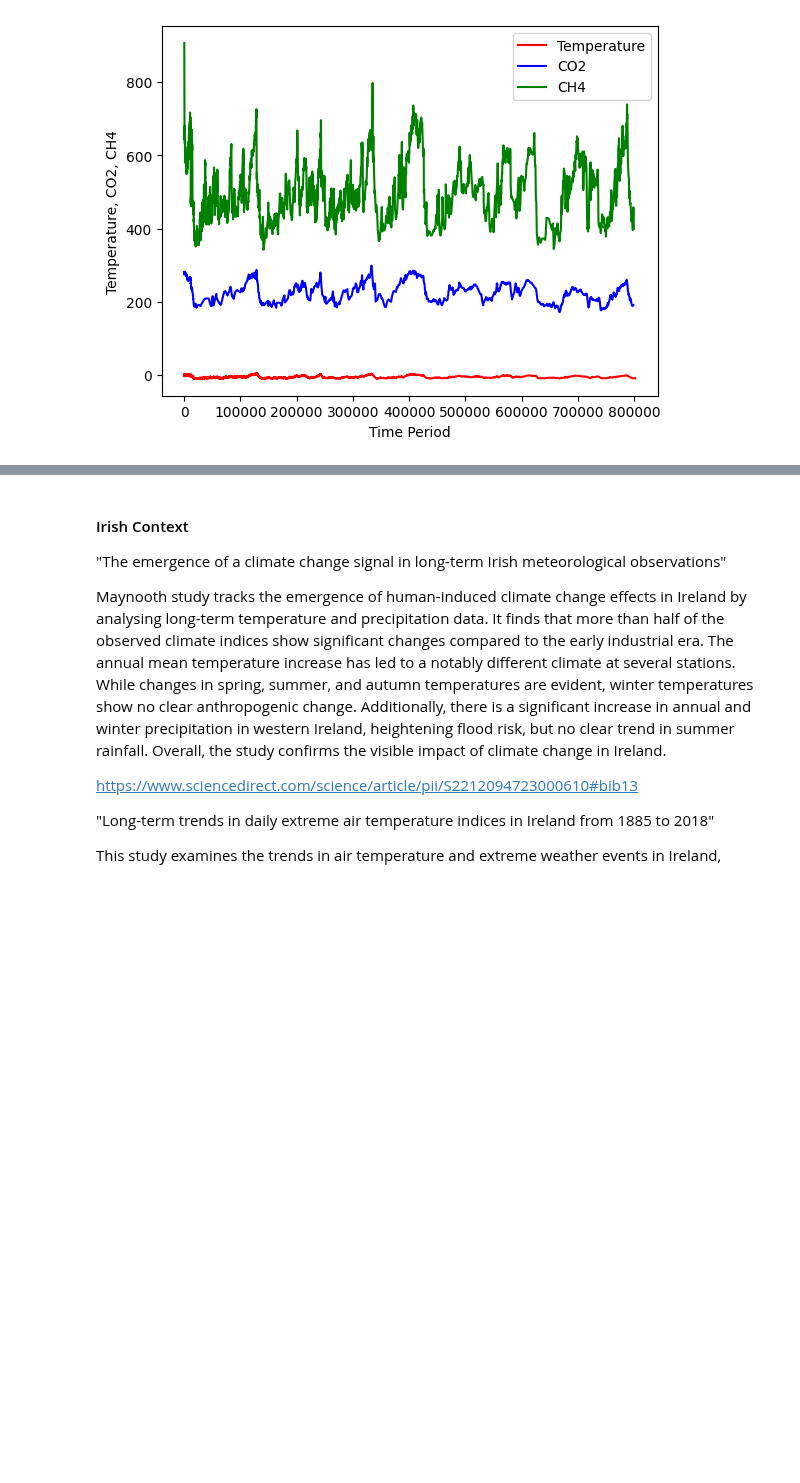
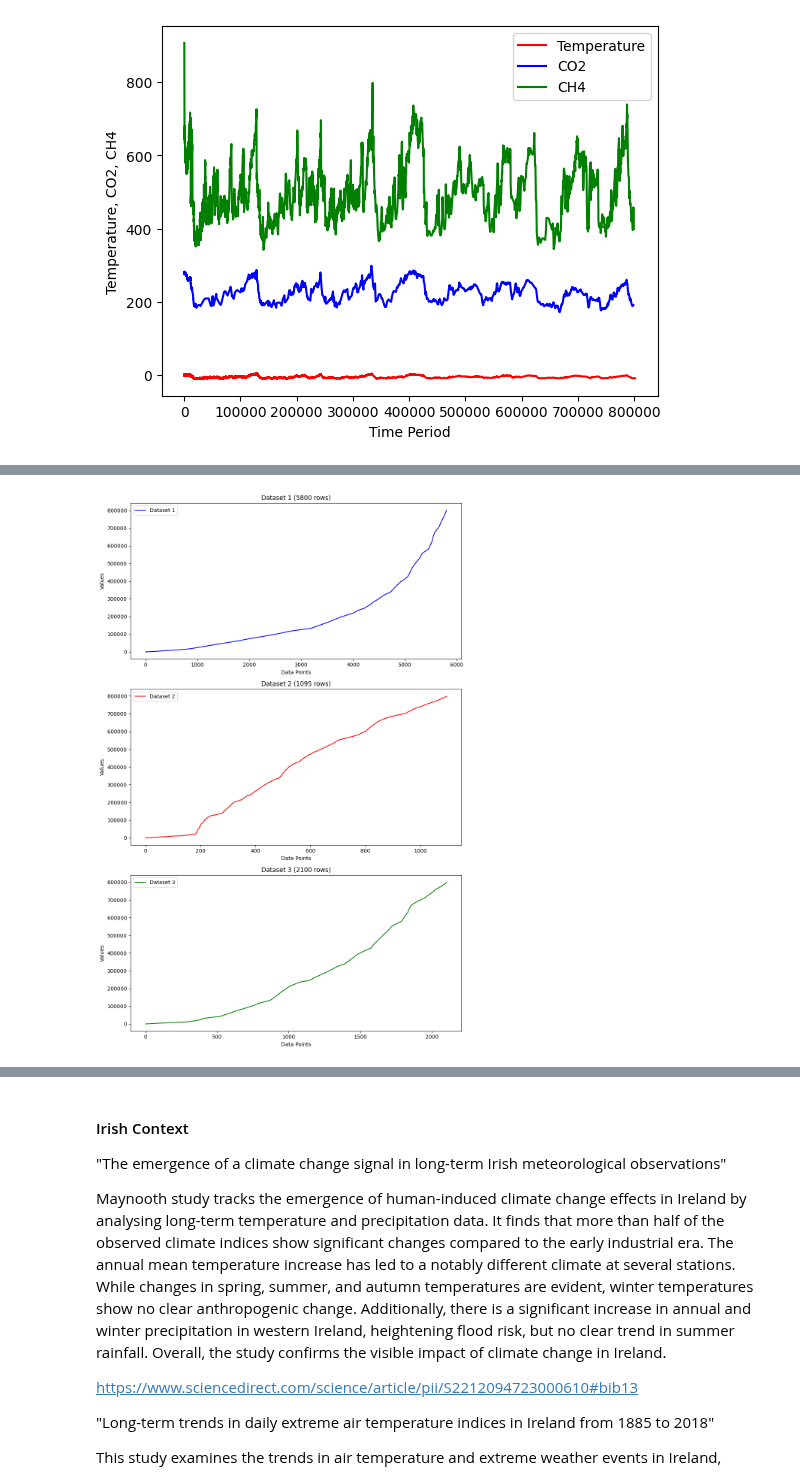
Before and after one commit to Tanjasta/PFDA_Assignment2, a Jupyter notebook: PFDA_Assignment2.ipynb, the cells around one changed output, grey strips where cells are left out. Drawn from its saved outputs; the diff is of its cells as text; code cells hidden in the pictures; blank space fills up the shorter version.

```diff
--- a/PFDA_Assignment2.ipynb
+++ b/PFDA_Assignment2.ipynb
@@ -551,0 +550,49 @@ plt.show()
+# %%
+import matplotlib.pyplot as plt
+import seaborn as sns
+import numpy as np
+import pandas as pd
+
+data1 = pd.read_csv("Fused_Temperature.csv")
+data2 = pd.read_csv("Fused_CO2.csv")
+data3 = pd.read_csv("Fused_CH4.csv")
+
+# Simulating three datasets with different row counts
+#np.random.seed(0)
+#data1 = pd.DataFrame({'Value': np.random.rand(5800), 'Type': 'Temperature'})
+#data2 = pd.DataFrame({'Value': np.random.rand(1096), 'Type': 'CO2'})
+#data3 = pd.DataFrame({'Value': np.random.rand(2102), 'Type': 'CH4'})
+data1.rename(columns={'Age': 'Value'}, inplace=True)
+data2.rename(columns={'EDC3_gas_a (yr)': 'Value'}, inplace=True)
+data3.rename(columns={'gas age (a B1950)': 'Value'}, inplace=True)
+# Resetting the index for each DataFrame to make it a regular column
+df1_reset = data1.reset_index()
+df2_reset = data2.reset_index()
+df3_reset = data3.reset_index()
+
+# Recreating the figure with three subplots
+fig, axes = plt.subplots(3, 1, figsize=(10, 15))
+
+# Plotting each dataset in a separate subplot with the reset index
+sns.lineplot(ax=axes[0], data=df1_reset, x='index', y='Value', color='blue', label='Dataset 1')
+axes[0].set_title('Dataset 1 (5800 rows)')
+axes[0].set_xlabel('Data Points')
+axes[0].set_ylabel('Values')
+
+sns.lineplot(ax=axes[1], data=df2_reset, x='index', y='Value', color='red', label='Dataset 2')
+axes[1].set_title('Dataset 2 (1095 rows)')
+axes[1].set_xlabel('Data Points')
+axes[1].set_ylabel('Values')
+
+sns.lineplot(ax=axes[2], data=df3_reset, x='index', y='Value', color='green', label='Dataset 3')
+axes[2].set_title('Dataset 3 (2100 rows)')
+axes[2].set_xlabel('Data Points')
+axes[2].set_ylabel('Values')
+
+# Adjusting layout
+plt.tight_layout()
+
+# Showing the plot
+plt.show()
+# %% [output]
+[figure, added]
```
Also changed, not shown: parts of 3 cells of this notebook.
